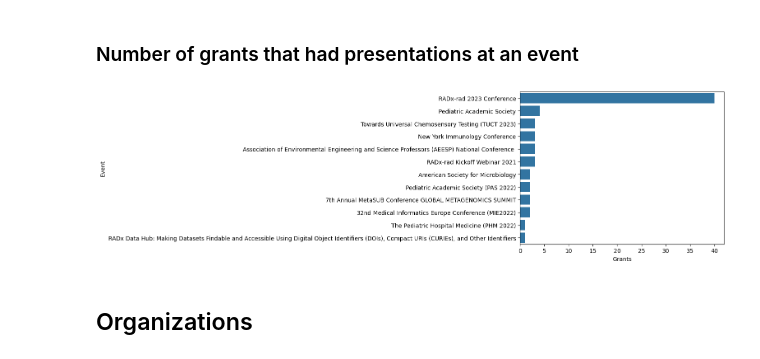
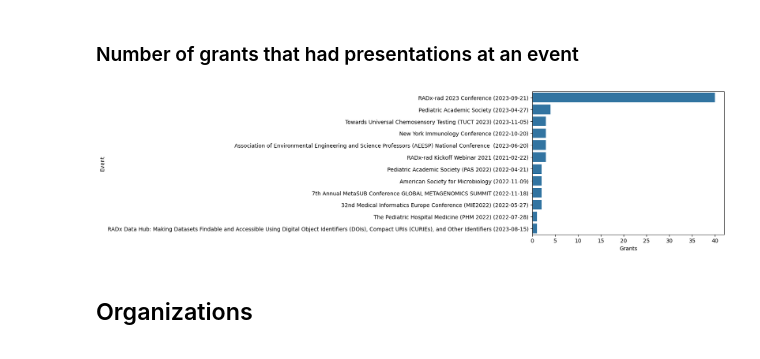
Before and after one commit to radxrad/radx-kg, a Jupyter notebook: notebooks/visualization/ExampleQueries_colab.ipynb, the cells around one changed output. Drawn from its saved outputs; the diff is of its cells as text; code cells hidden in the pictures.

```diff
--- a/notebooks/visualization/ExampleQueries_colab.ipynb
+++ b/notebooks/visualization/ExampleQueries_colab.ipynb
@@ -379,13 +391,13 @@ sns.barplot(presentations, x="Presentations", y="Project");
 ### Number of grants that had presentations at an event
 # %%
 query = """
-MATCH (e:Event)<-[:PRESENTED_AT]-(:Presentation)<-[:PRESENTED]-(r:Researcher)-[:IS_INVESTIGATOR_OF]->(g:Grant) RETURN e.name AS Event, COUNT(g) AS Grants
+MATCH (e:Event)<-[:PRESENTED_AT]-(:Presentation)<-[:PRESENTED]-(r:Researcher)-[:IS_INVESTIGATOR_OF]->(g:Grant) RETURN e.name + " (" + e.startDate + ")" AS Event, COUNT(g) AS Grants
 ORDER BY Grants DESC
 """
 events = graph.run(query).to_data_frame()
 sns.barplot(events, x="Grants", y="Event");
 # %% [output]
-[figure, old version]
+[figure, new version]
 # %% [markdown]
 ## Organizations <a class="anchor" id="Organizations"></a>
 # %% [markdown]
```
Also changed, not shown: parts of 16 cells of this notebook, 25 other files.
